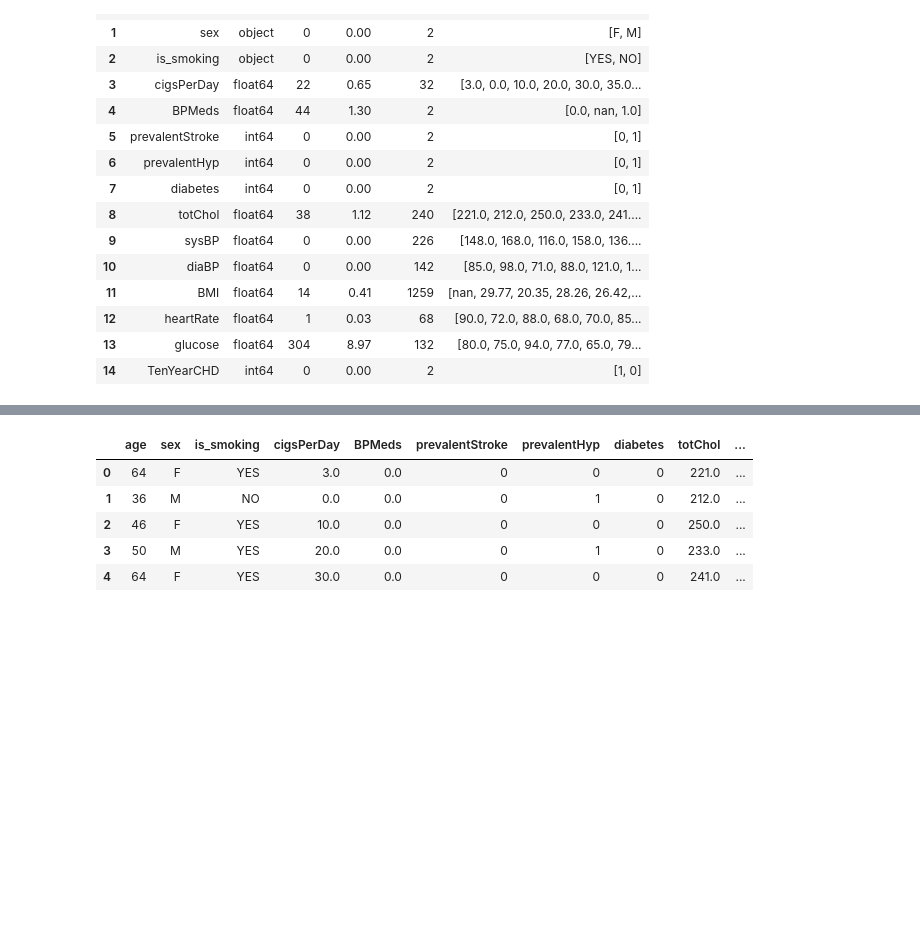
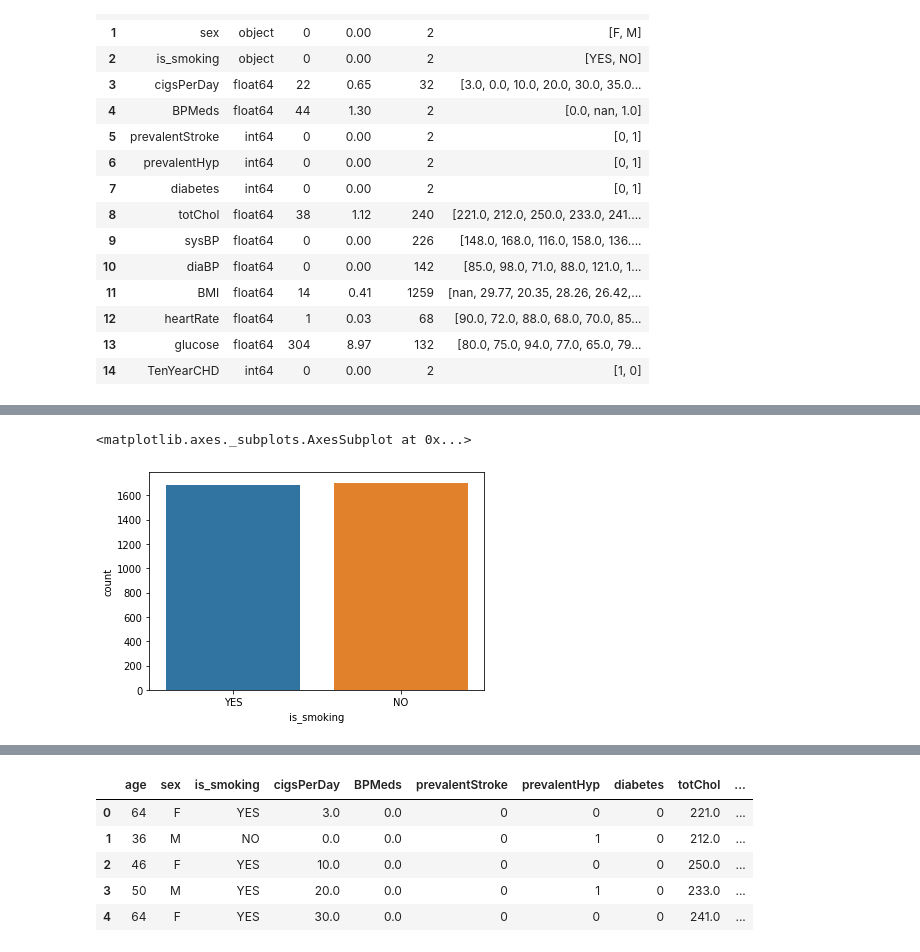
Before and after one commit to niteshavagabond/Cardiovascular-Risk-Prediction, a Jupyter notebook: Cardiovascular_Risk_Prediction.ipynb, the cells around one changed output, grey strips where cells are left out. Cells and saved outputs as stored; diff of their text form; code cells hidden in the pictures; blank space fills up the shorter version.

```diff
--- a/Cardiovascular_Risk_Prediction.ipynb
+++ b/Cardiovascular_Risk_Prediction.ipynb
@@ -145,0 +154,5 @@ df_columns
+# %%
+sns.countplot(df['is_smoking'])
+# %% [output]
+<matplotlib.axes._subplots.AxesSubplot at 0x...>
+[figure, added]
```
Also changed, not shown: parts of 25 cells of this notebook.
